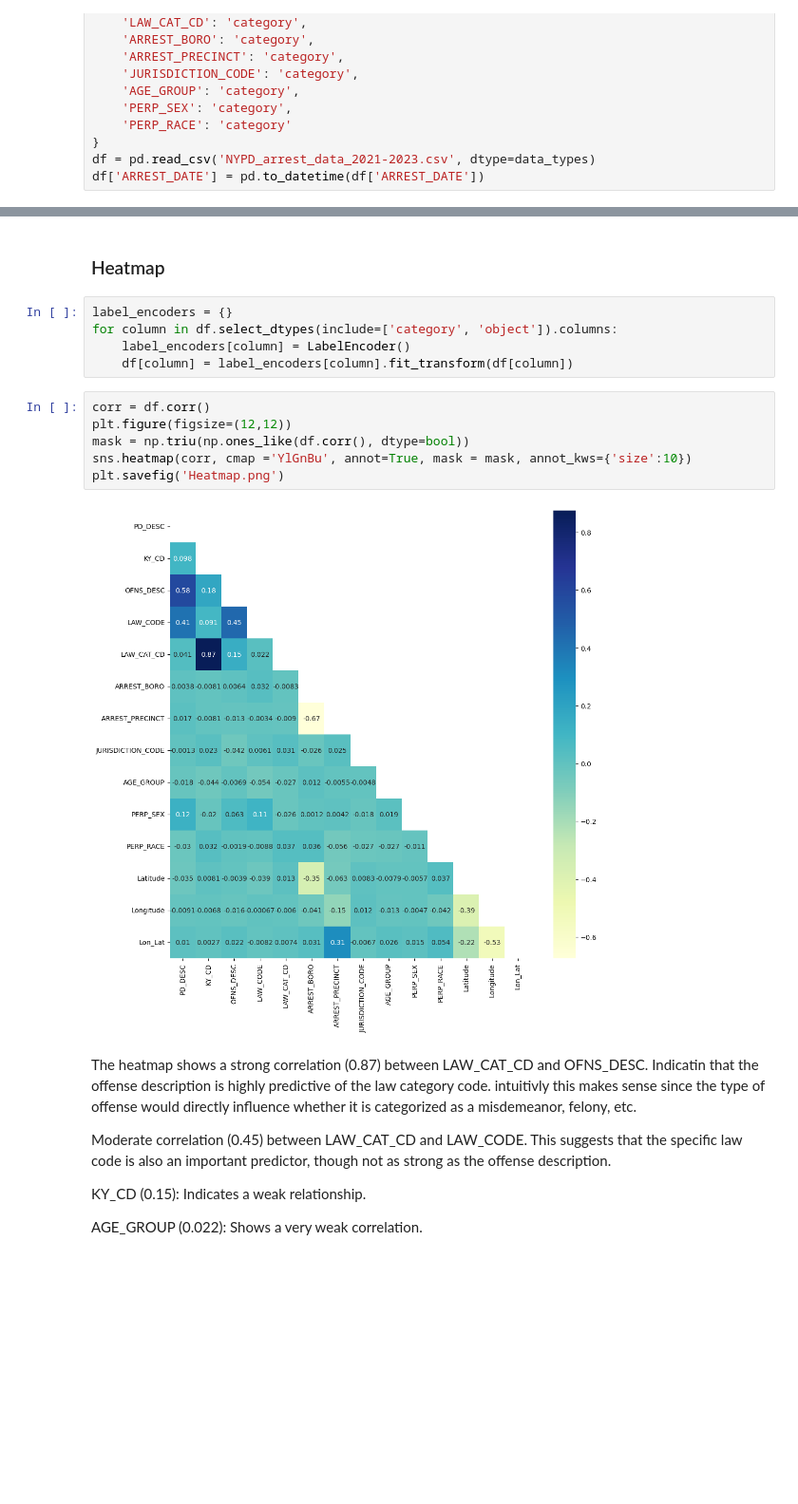
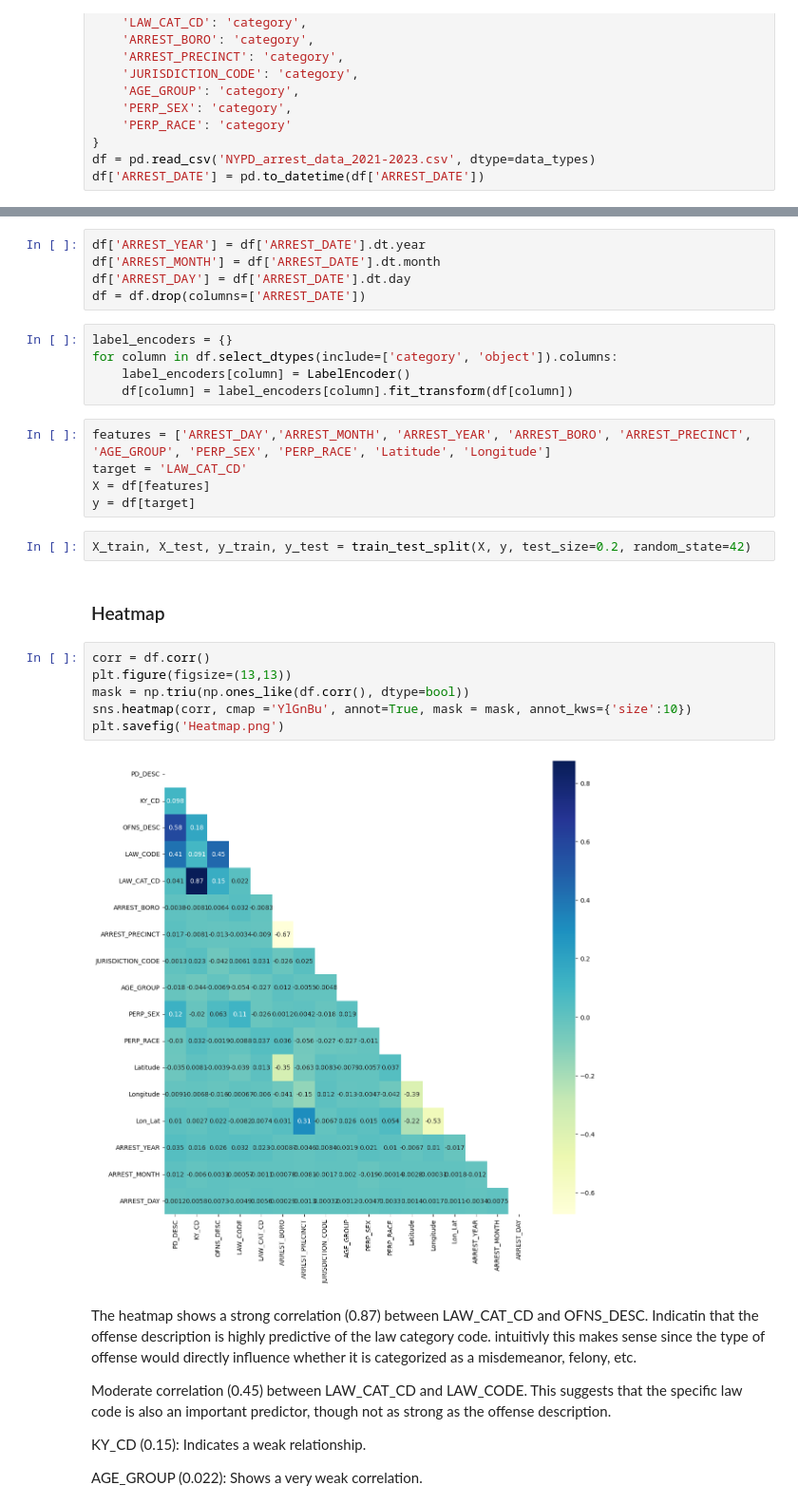
Before and after one commit to CarlosGG18/NYPD-Arrest-Analysis, a Jupyter notebook: Regression Model.ipynb, the cells around one changed output, grey strips where cells are left out. Shown at 95% size. Drawn from its saved outputs; the diff is of its cells as text; blank space fills up the shorter version.

```diff
--- a/Regression Model.ipynb
+++ b/Regression Model.ipynb
@@ -58,18 +69,30 @@ memory usage: 20.5+ MB
+# %%
+df['ARREST_YEAR'] = df['ARREST_DATE'].dt.year
+df['ARREST_MONTH'] = df['ARREST_DATE'].dt.month
+df['ARREST_DAY'] = df['ARREST_DATE'].dt.day
+df = df.drop(columns=['ARREST_DATE'])
+# %%
+label_encoders = {}
+for column in df.select_dtypes(include=['category', 'object']).columns:
+    label_encoders[column] = LabelEncoder()
+    df[column] = label_encoders[column].fit_transform(df[column])
+# %%
+features = ['ARREST_DAY','ARREST_MONTH', 'ARREST_YEAR', 'ARREST_BORO', 'ARREST_PRECINCT', 'AGE_GROUP', 'PERP_SEX', 'PERP_RACE', 'Latitude', 'Longitude']
+target = 'LAW_CAT_CD'
+X = df[features]
+y = df[target]
+# %%
+X_train, X_test, y_train, y_test = train_test_split(X, y, test_size=0.2, random_state=42)
 # %% [markdown]
 ### Heatmap
-# %%
-label_encoders = {}
-for column in df.select_dtypes(include=['category', 'object']).columns:
-    label_encoders[column] = LabelEncoder()
-    df[column] = label_encoders[column].fit_transform(df[column])
 # %%
 corr = df.corr()
-plt.figure(figsize=(12,12))
+plt.figure(figsize=(13,13))
 mask = np.triu(np.ones_like(df.corr(), dtype=bool))
 sns.heatmap(corr, cmap ='YlGnBu', annot=True, mask = mask, annot_kws={'size':10})
 plt.savefig('Heatmap.png')
 # %% [output]
-[figure, old version]
+[figure, new version]
 # %% [markdown]
 The heatmap shows a strong correlation (0.87) between LAW_CAT_CD and OFNS_DESC. Indicatin that the offense description is highly predictive of the law category code. intuitivly this makes sense since the type of offense would directly influence whether it is categorized as a misdemeanor, felony, etc.
 
```
Also changed, not shown: parts of 25 cells of this notebook, 1 other file.
